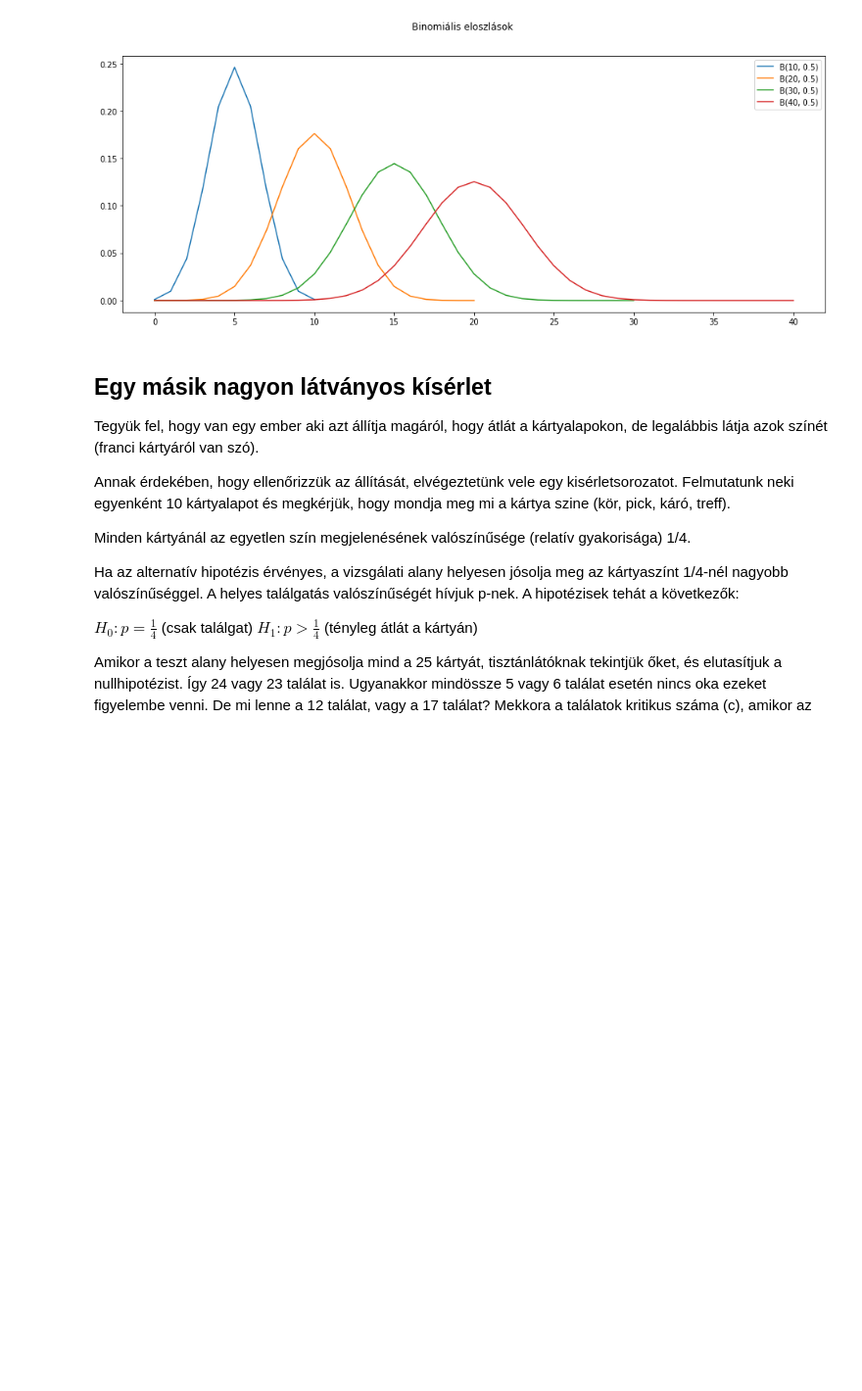
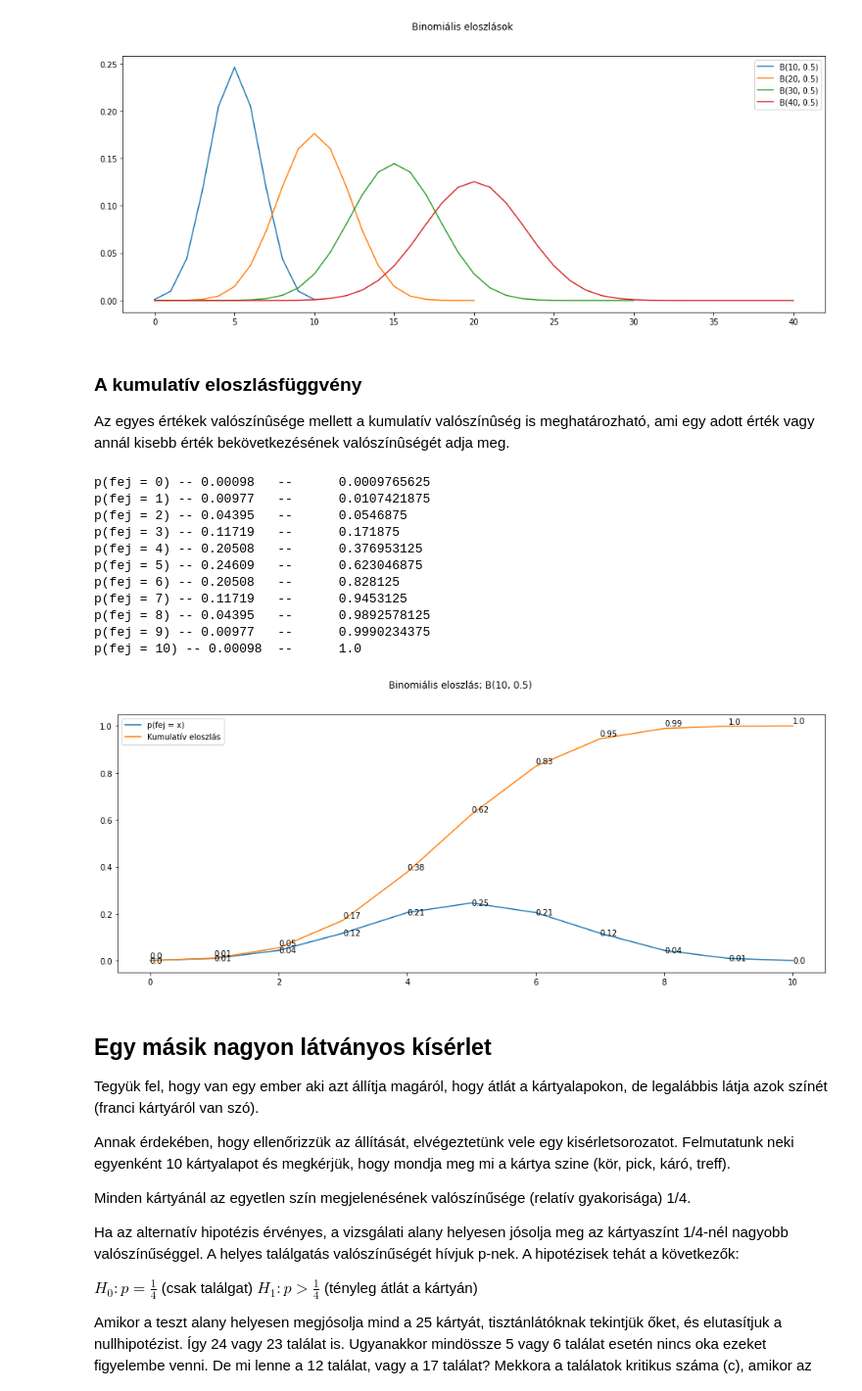
Before and after one commit to JoDeMiro/Statistics, a Jupyter notebook: Python_Statistics_01.ipynb, the cells around one changed output. Shown at 98% size. Saved outputs shown, nothing was run; the diff lists cells and outputs as text; code cells hidden in the pictures; blank space fills up the shorter version.

Commit message:
Hipotézis vizsgálat, Mintavétel, Eloszlások

```diff
--- a/Python_Statistics_01.ipynb
+++ b/Python_Statistics_01.ipynb
@@ -368,6 +368,54 @@ plt.legend()
 plt.show()
 # %% [output]
 [figure]
+# %% [markdown]
+### A kumulatív eloszlásfüggvény
+
+Az egyes értékek valószínûsége mellett a kumulatív valószínûség is
+meghatározható, ami egy adott érték vagy annál kisebb érték
+bekövetkezésének valószínûségét adja meg.
+# %%
+fig, ax = plt.subplots(1, 1, figsize=(16, 6))
+
+n = 10
+
+fig.suptitle('Binomiális eloszlás; B(' + str(n) + ', 0.5)')
+
+for k, j in enumerate([n]):
+
+  n = j
+  container = []
+  cdf = [0]
+  for i in range(n+1):
+    tmp = binomial_p(n, i, 0.5)
+    container.append(tmp)
+
+  cdf = np.asarray(container)
+
+  for i in range(n+1):
+    print('p(fej = ' + str(i) + ') -- ' + str(round(container[i], 5)) + '\t--\t' + str(cdf.cumsum()[i]))
+    ax.text(i, cdf.cumsum()[i] + 0.01, str(round(cdf.cumsum()[i], 2)))
+    ax.text(i, container[i] - 0.01, str(round(container[i], 2)))
+
+  x = np.linspace(0, n, n+1)
+  ax.plot(x, container, label='p(fej = x)')
+  ax.plot(x, cdf.cumsum(), label='Kumulatív eloszlás')
+
+plt.legend()
+plt.show()
+# %% [output]
+p(fej = 0) -- 0.00098   --      0.0009765625
+p(fej = 1) -- 0.00977   --      0.0107421875
+p(fej = 2) -- 0.04395   --      0.0546875
+p(fej = 3) -- 0.11719   --      0.171875
+p(fej = 4) -- 0.20508   --      0.376953125
+p(fej = 5) -- 0.24609   --      0.623046875
+p(fej = 6) -- 0.20508   --      0.828125
+p(fej = 7) -- 0.11719   --      0.9453125
+p(fej = 8) -- 0.04395   --      0.9892578125
+p(fej = 9) -- 0.00977   --      0.9990234375
+p(fej = 10) -- 0.00098  --      1.0
+[figure, added]
 # %% [markdown]
 ## Egy másik nagyon látványos kísérlet
 
```
Also changed, not shown: parts of 1 cell of this notebook.
